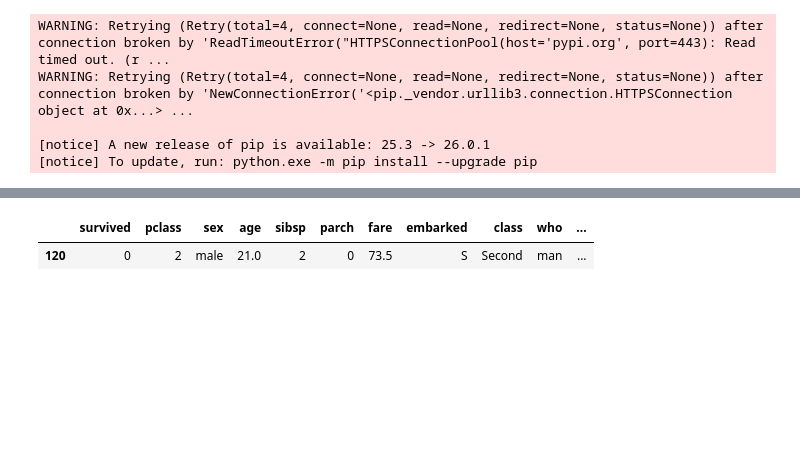
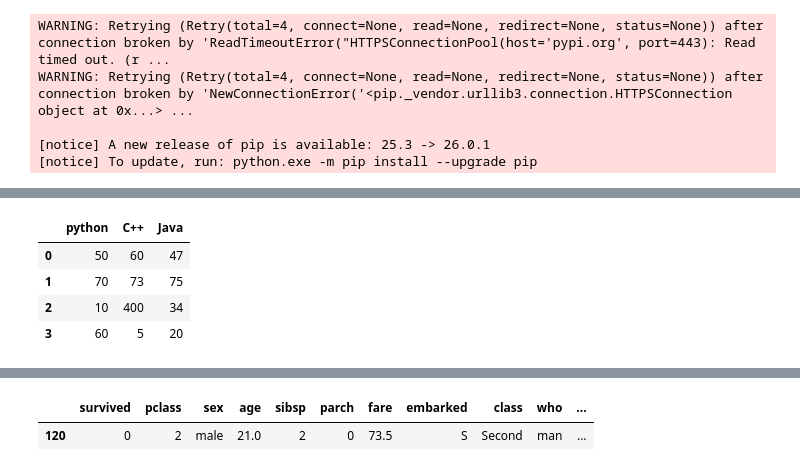
Before and after one commit to SHASHWAT-19514/ML, a Jupyter notebook: pandas.ipynb, the cells around one changed output, grey strips where cells are left out. Cells and saved outputs as stored; diff of their text form; code cells hidden in the pictures; blank space fills up the shorter version.

```diff
--- a/pandas.ipynb
+++ b/pandas.ipynb
@@ -82,0 +75,19 @@ students
+# %%
+#HOW TO CREATE A DATAFRAME
+#2. Create a dataframe USING "LISTS"
+# using lists
+data_sample =    [
+    [50,60,47],
+    [70,73,75],
+    [10,400,34],
+    [60,5,20]
+                ]
+
+data1 = pd.DataFrame(data_sample,columns=['python','C++','Java'])   #create a dataframe from a list of lists and assign column names
+data1                                                               #display the dataframe
+# %% [output]
+|  | python | C++ | Java |
+| 0 | 50 | 60 | 47 |
+| 1 | 70 | 73 | 75 |
+| 2 | 10 | 400 | 34 |
+| 3 | 60 | 5 | 20 |
```
Also changed, not shown: parts of 9 cells of this notebook, 3 other files.
